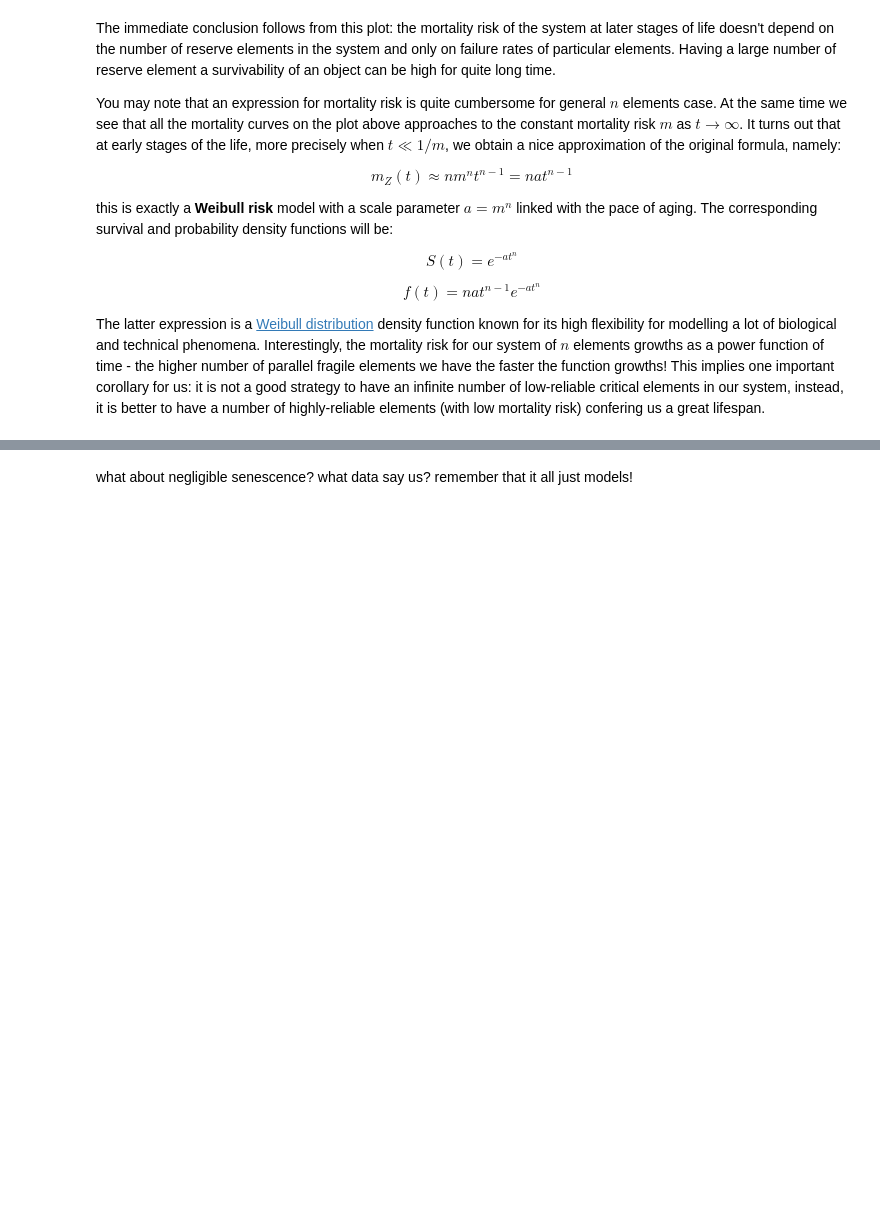
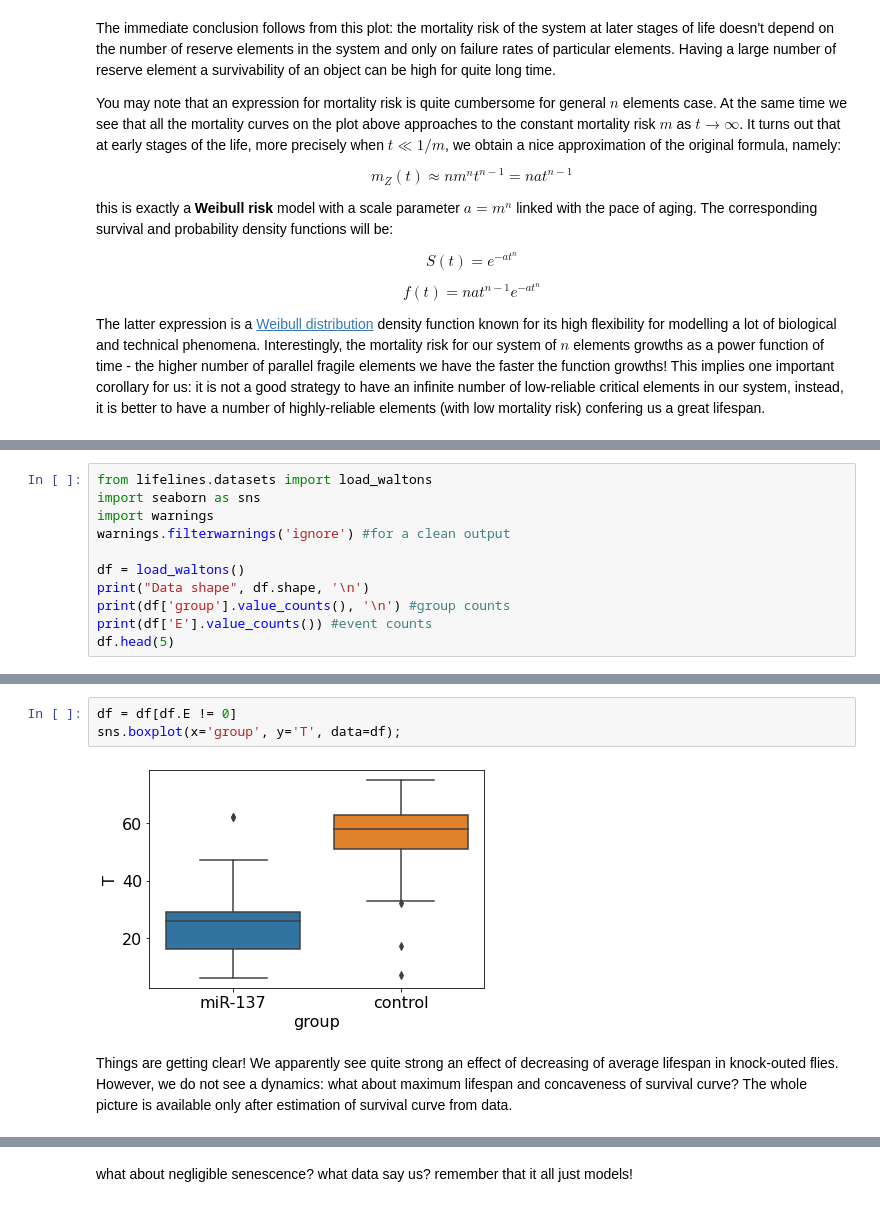
Before and after one commit to ComputationalAgingLab/computational_aging_course, a Jupyter notebook: stat/hazard_models.ipynb, the cells around one changed output, grey strips where cells are left out. Cells and saved outputs as stored; diff of their text form; blank space fills up the shorter version.

```diff
--- a/stat/hazard_models.ipynb
+++ b/stat/hazard_models.ipynb
@@ -265,0 +327,11 @@ $$ m(t) = Ae^{-bt} $$
+# %%
+from lifelines.datasets import load_waltons
+import seaborn as sns
+import warnings
+warnings.filterwarnings('ignore') #for a clean output
+
+df = load_waltons()
+print("Data shape", df.shape, '\n')
+print(df['group'].value_counts(), '\n') #group counts
+print(df['E'].value_counts()) #event counts
+df.head(5)
@@ -265,0 +356,7 @@ $$ m(t) = Ae^{-bt} $$
+# %%
+df = df[df.E != 0]
+sns.boxplot(x='group', y='T', data=df);
+# %% [output]
+[figure, added]
+# %% [markdown]
+Things are getting clear! We apparently see quite strong an effect of decreasing of average lifespan in knock-outed flies. However, we do not see a dynamics: what about maximum lifespan and concaveness of survival curve? The whole picture is available only after estimation of survival curve from data.
```
Also changed, not shown: parts of 26 cells of this notebook, 1 other file.
